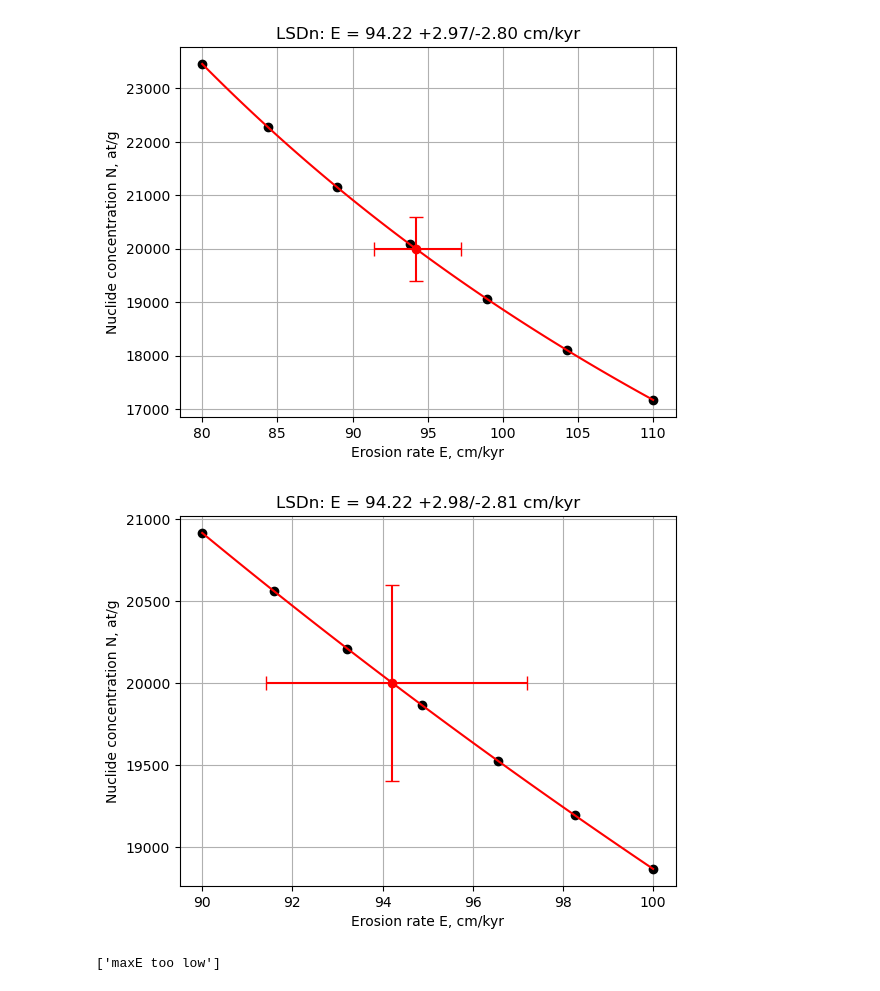
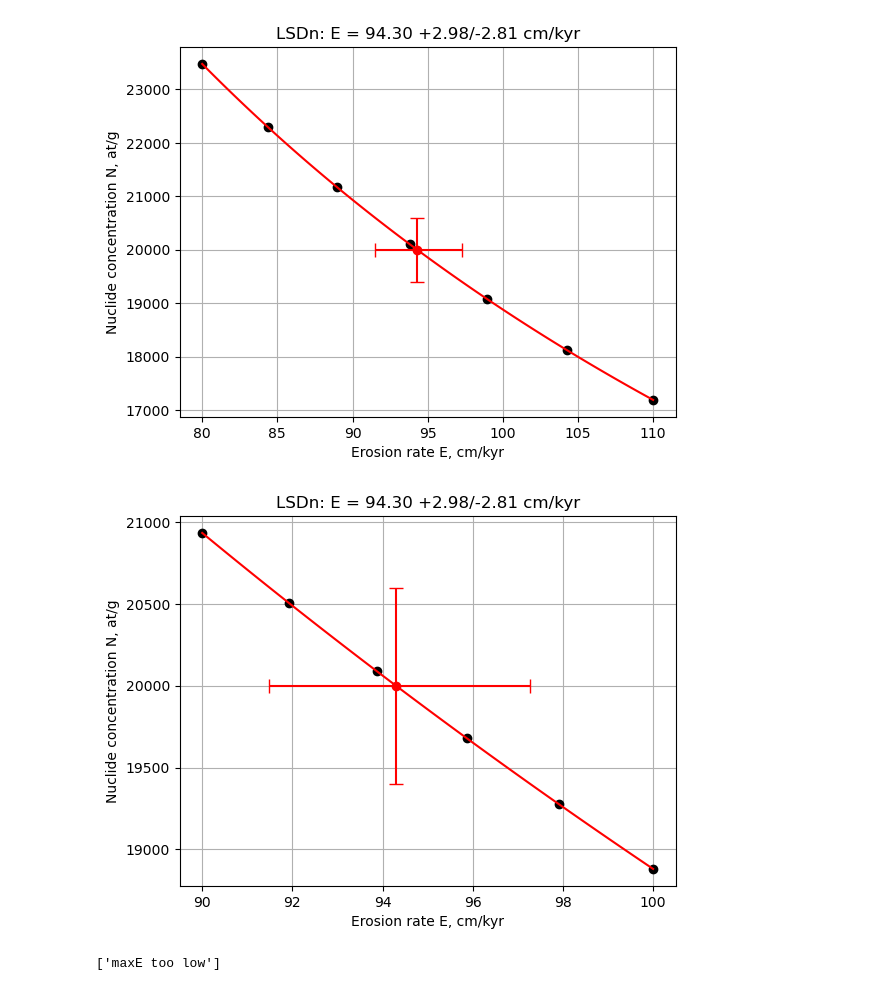
Before and after one commit to kstueb/riversand, a Jupyter notebook: riversand/example_scripts/step_by_step.ipynb, the cells around one changed output. Cells and saved outputs as stored; diff of their text form; code cells hidden in the pictures.

```diff
--- a/riversand/example_scripts/step_by_step.ipynb
+++ b/riversand/example_scripts/step_by_step.ipynb
@@ -19,11 +22,9 @@ from riversand.params import units
 # %%
-rv = riversand.Riversand("./test_data")
+rv = riversand.Riversand("test_data")
 
 # raster data
-rv.add_raster('dem_utm_35m.tif', dtype='elevation')
-rv.add_raster('toposhielding_35m.tif', dtype='shielding')
-rv.add_raster('quartz_35m.tif', dtype='quartz')
-
-riversand.plot_raster(rv,
-                      dtype='shielding', # plot the shielding raster
-                      fname='show')      # display; other options are 'jpg' or 'png'
+rv.add_raster('dem_utm_35m.tif', dtype='elevation')         # projection : UTM zone 32N
+#rv.add_raster('dem_LV95.tif', dtype='elevation')            # projection : CH1903+ / LV95
+#rv.add_raster('dem_WGS.tif', dtype='elevation')             # geographic coordinate system WGS84, not projected
+rv.add_raster('toposhielding_35m.tif', dtype='shielding')   # UTM zone 32N
+rv.add_raster('quartz_35m.tif', dtype='quartz')             # UTM zone 32N
@@ -80,9 +124,9 @@ riversand.plot_clipped_raster(clips,
 # %%
 # define parameters for the calculation
-bins = 250
-scaling = 'LSDn'
-shielding = 'topo'
-unit = 'cm/kyr'
+bins = 100              # bin size in meters
+scaling = 'LSDn'        # 'St', 'Lm' or 'LSDn'
+shielding = 'topo'      # 'topo', 'sample' or numeric
+unit = 'cm/kyr'         # for plotting only; no effect on calculations
 # %%
 # compute elevation statistics
 topostats, summary = riversand.get_topostats(clips, bins=bins, centroid='from_clipped')
@@ -265,29 +376,29 @@ sample_data = rv.samples.iloc[0]
 # (1) Custom initial erosion rates:
 unit = 'cm/kyr'
 erates = [0.05, 0.10, 0.15, 0.20] # cm/yr
-E, delE, NofE, err = (riversand.
-                      poly_E_results(sample_data, topostats,
-                                     shielding=shielding, erates=erates, scaling=scaling))
+E, delE, NofE, err = (riversand.poly_E_results(sample_data, topostats,
+                                               shielding=shielding, erates=erates, scaling=scaling)
+                     )
 riversand.plot_polyfit(E, delE, NofE, sample_data, unit=unit, fname='show')
 # %% [output]
 [figure]
 # %%
 # (2) Using the function .guess_erates() for logarithmically distributed values
 erates = riversand.guess_erates(0.08, 0.11, N=7)
-E, delE, NofE, err = (riversand.
-                      poly_E_results(sample_data, topostats,
-                                     shielding=shielding, erates=erates, scaling=scaling))
+E, delE, NofE, err = (riversand.poly_E_results(sample_data, topostats,
+                                               shielding=shielding, erates=erates, scaling=scaling)
+                     )
 riversand.plot_polyfit(E, delE, NofE, sample_data, unit=unit, fname='show')
 # %% [output]
 [figure]
 # %%
 # (3) Using narrower brackets
-erates = riversand.guess_erates(0.09, 0.10, N=7)
-E, delE, NofE, err = (riversand.
-                      poly_E_results(sample_data, topostats,
-                                     shielding=shielding, erates=erates, scaling=scaling))
+erates = riversand.guess_erates(0.09, 0.10, N=6)
+E, delE, NofE, err = (riversand.poly_E_results(sample_data, topostats,
+                                               shielding=shielding, erates=erates, scaling=scaling)
+                     )
 riversand.plot_polyfit(E, delE, NofE, sample_data, unit=unit, fname='show')
 # %% [output]
-[figure, old version]
+[figure, new version]
 # %%
 # (4) Note that you may get error messages for an unsuitable choice of initial erosion rates
```
Also changed, not shown: parts of 46 cells of this notebook, 1 other file.
